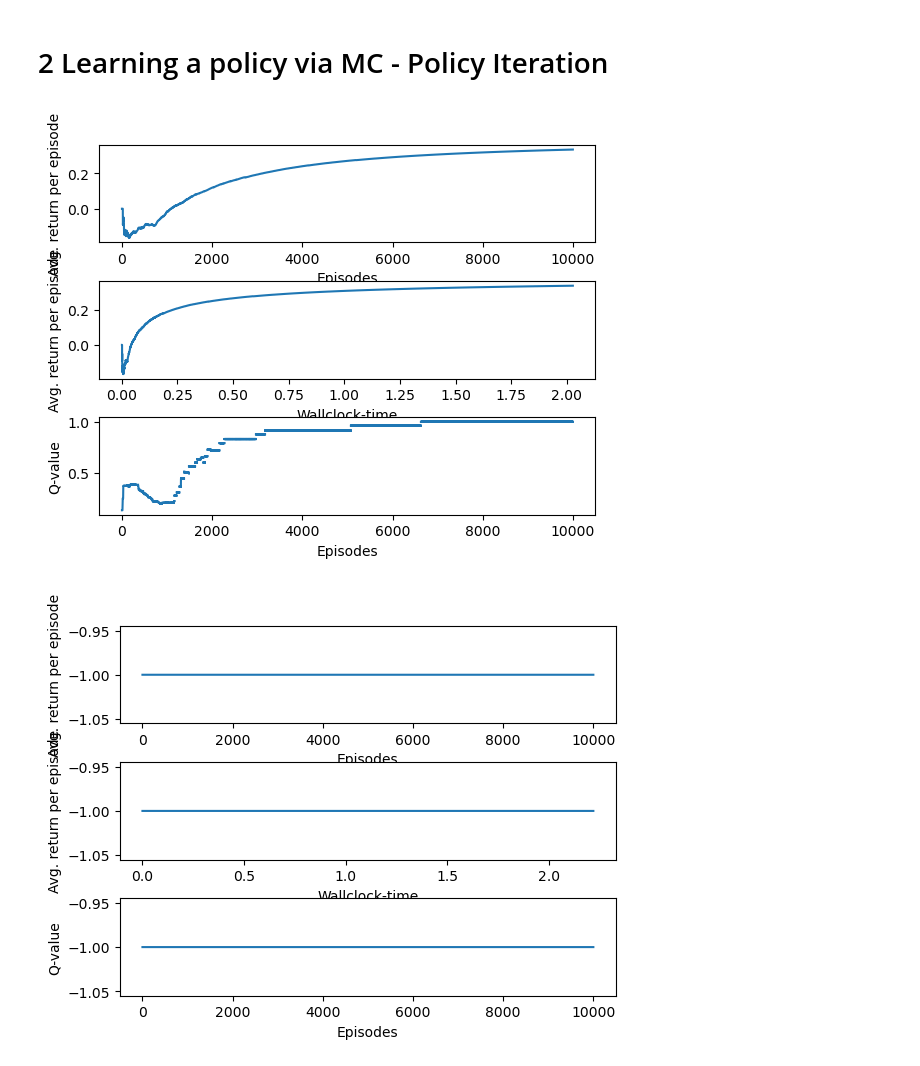
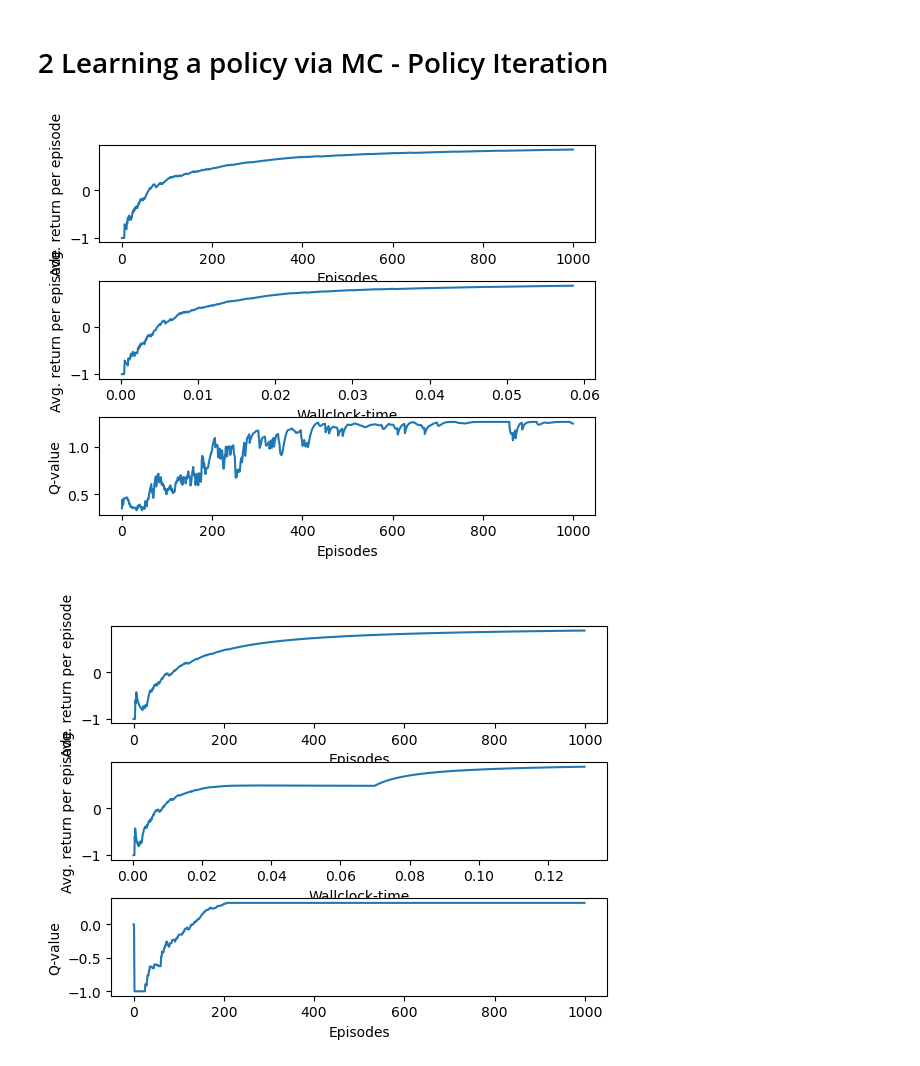
Before and after one commit to doelfi/DRL_BurgstalerDollmannWarnecke, a Jupyter notebook: WIP/homework03_Hendrik.ipynb, the cells around one changed output. Cells and saved outputs as stored; diff of their text form; code cells hidden in the pictures.

Commit message:
added ugly version of task 3

```diff
--- a/WIP/homework03_Hendrik.ipynb
+++ b/WIP/homework03_Hendrik.ipynb
@@ -51,6 +51,15 @@ class GridWorld():
                         return nextState
             return self.state
 
+    def check_legal(self, action):
+        nextState = self.nextPosition(action)
+        # if next state legal aka. if field is free
+        if (nextState[0] >= 0) and (nextState[0] <= (BOARD_ROWS -1)):
+            if (nextState[1] >= 0) and (nextState[1] <= (BOARD_COLS -1)):
+                if nextState != WALL:
+                    return True
+        return False
+
     def showBoard(self):
         """Show the GridWorld playfield in ASCII art"""
         self.board[self.state] = 1
@@ -203,10 +203,13 @@ class SARSA_Agent():
 
     def policy(self, epsilon, state):
         # Epsilon-greedy policy to coose action
-        if np.random.rand() > epsilon:
-          action = np.argmax(self.q_values[state])
-        else:
-          action = np.random.randint(0,4)
+        legal = False
+        while not legal:
+            if np.random.rand() > epsilon:
+                action = np.argmax(self.q_values[state])
+            else:
+                action = np.random.randint(0,4)
+            legal = self.GW.check_legal(action)
         return action
 
     def makeAct(self):
@@ -263,13 +266,16 @@ class SARSA_Agent():
                 self.reward = -1
                 break
 
-            # return q_values for the start state for task 3
-            return self.q_values[2,2,0]
+        self.reset()
 
-        self.reset()
+        # return q_values for the start state for task 3
+        return self.q_values[2,2,3]
 # %%
+# loop for SARSA estimate
+
 import time
 import matplotlib.pyplot as plt
+
 ag = SARSA_Agent()
 
 # Returns per episode
@@ -283,7 +289,7 @@ start_time = time.time()
 # task 3
 start_q_values = []
 
-episodes = 10000
+episodes = 1000
 
 for k in range(episodes):
     start_q_value = ag.play()
@@ -311,13 +317,15 @@ plt.plot(start_q_values);
 plt.xlabel('Episodes');
 plt.ylabel('Q-value');
 # %% [output]
-[figure, old version]
+[figure, new version]
 # %%
+# loop for Monte Carlo estimate
+
 import time
 import matplotlib.pyplot as plt
+
 ag = MC_Agent()
 
-# Absolutly no idea why it doesn't work anymore and also what we are supposed to do in the first place
 
 # Returns per episode
 results = []
@@ -330,32 +338,33 @@ start_time = time.time()
 # task 3
 start_q_values = []
 
-episodes = 10000
+episodes = 1000
 
 for k in range(episodes):
     start_q_value = ag.play()
     start_q_values.append(start_q_value)
+    #ag.play()
     results.append(ag.reward)
     rpe.append(np.mean(results))
     times.append(time.time()-start_time)
 
 
 
 %matplotlib inline
 
 plt.subplot(3,1,1)
 plt.plot(np.arange(episodes), rpe);
 plt.xlabel('Episodes');
 plt.ylabel('Avg. return per episode');
 plt.subplot(3,1,2)
 plt.plot(times, rpe);
 plt.xlabel('Wallclock-time');
 plt.ylabel('Avg. return per episode');
 plt.subplots_adjust(hspace=0.4)
 
 plt.subplot(3,1,3)
 plt.plot(start_q_values);
 plt.xlabel('Episodes');
 plt.ylabel('Q-value');
 # %% [output]
-[figure, old version]
+[figure, new version]
```
Also changed, not shown: parts of 3 cells of this notebook.
